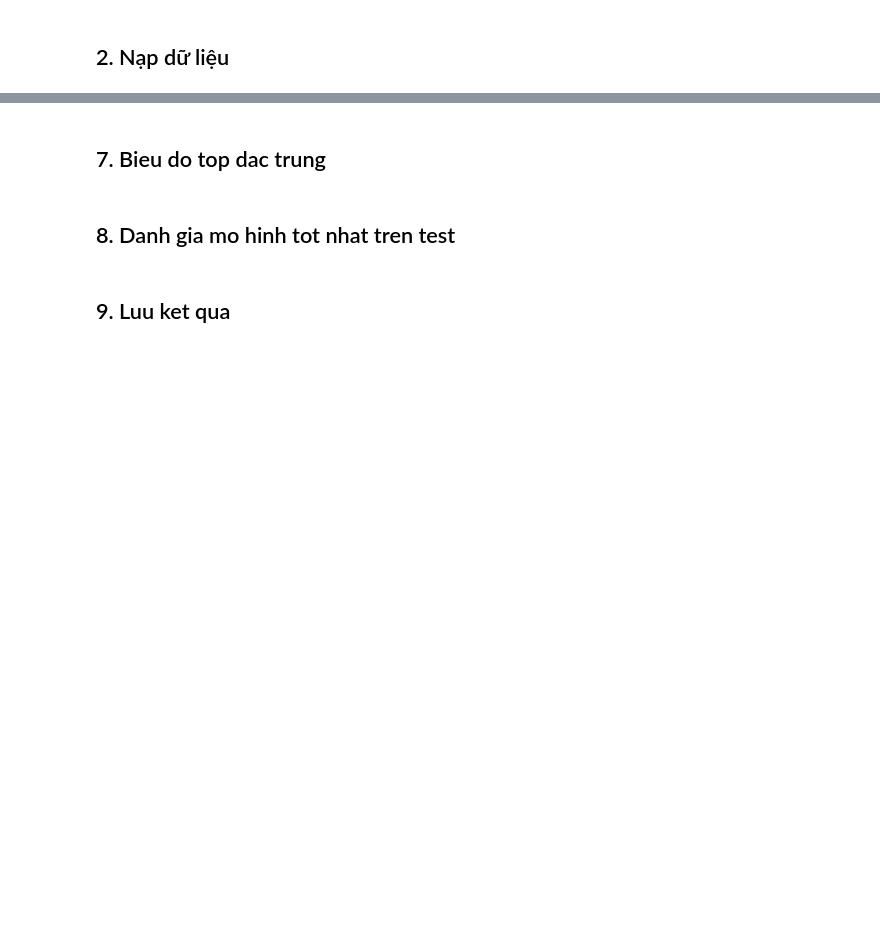
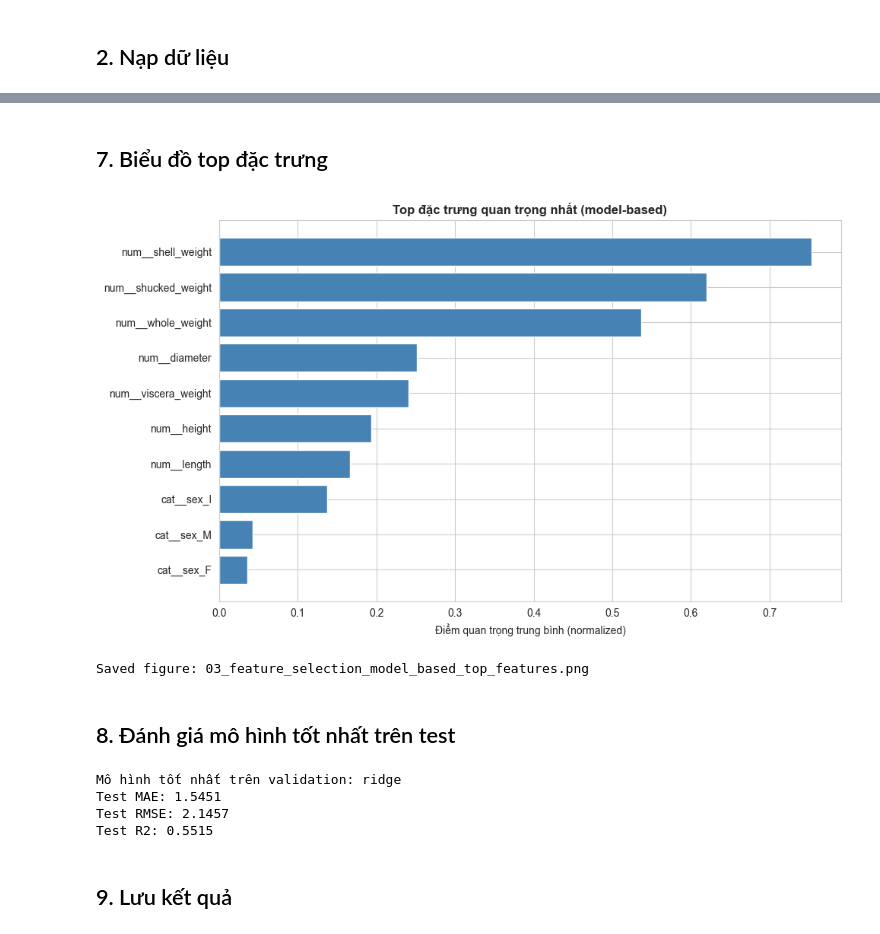
Before and after one commit to Gtvkun-ai/TNTT_Repo_Abalone6, a Jupyter notebook: AbaloneAge/notebooks/research/03_feature_selection_model_based.ipynb, the cells around one changed output, grey strips where cells are left out. Drawn from its saved outputs; the diff is of its cells as text; code cells hidden in the pictures; blank space fills up the shorter version.

Commit message:
Nhom06/AbaloneAge/Research/03 - Phân tích độ quan trọng của đặc trưng dựa trên model

```diff
--- a/AbaloneAge/notebooks/research/03_feature_selection_model_based.ipynb
+++ b/AbaloneAge/notebooks/research/03_feature_selection_model_based.ipynb
@@ -6,6 +6,7 @@ Notebook này dùng nhiều mô hình để đo mức quan trọng của đặc
 ## 1. Import thư viện
 # %%
 import json
+import sys
 from pathlib import Path
 
 import numpy as np
@@ -22,6 +23,16 @@ from sklearn.model_selection import train_test_split
 from sklearn.pipeline import Pipeline
 from sklearn.preprocessing import OneHotEncoder, StandardScaler
 
+# Setup paths
+PROJECT_ROOT = Path.cwd().resolve().parents[1] if Path.cwd().name == 'research' else Path.cwd().resolve()
+if str(PROJECT_ROOT) not in sys.path:
+    sys.path.insert(0, str(PROJECT_ROOT))
+
+METRICS_DIR = PROJECT_ROOT / 'outputs' / 'metrics'
+FIGURES_DIR = PROJECT_ROOT / 'outputs' / 'figures'
+METRICS_DIR.mkdir(parents=True, exist_ok=True)
+FIGURES_DIR.mkdir(parents=True, exist_ok=True)
+
 sns.set_style("whitegrid")
 plt.rcParams["figure.figsize"] = (12, 6)
 np.random.seed(42)
@@ -161,17 +173,17 @@ bang_metric
 # %%
-bang_all = pd.concat(tat_ca_importance, ignore_index=True)
+all_df = pd.concat(all_importances, ignore_index=True)
 
-# Chuan hoa importance theo tung mo hinh de so sanh cong bang
-bang_all["importance_chuan_hoa"] = bang_all.groupby("mo_hinh")["importance"].transform(
+# Chuẩn hóa độ quan trọng theo từng mô hình để so sánh công bằng
+all_df["normalized_importance"] = all_df.groupby("model")["importance"].transform(
     lambda x: x / (x.max() + 1e-12)
 )
 
-bang_tong_hop = (
-    bang_all.groupby("dac_trung")["importance_chuan_hoa"]
+summary_df = (
+    all_df.groupby("feature")["normalized_importance"]
     .mean()
     .reset_index()
-    .rename(columns={"importance_chuan_hoa": "diem_trung_binh"})
-    .sort_values(by="diem_trung_binh", ascending=False)
+    .rename(columns={"normalized_importance": "average_score"})
+    .sort_values(by="average_score", ascending=False)
 )
 
-bang_tong_hop.head(15)
+summary_df.head(15)
@@ -178,36 +202,43 @@ bang_tong_hop.head(15)
 # %% [markdown]
-## 7. Bieu do top dac trung
+## 7. Biểu đồ top đặc trưng
 # %%
 top_n = 12
-bang_top = bang_tong_hop.head(top_n).sort_values(by="diem_trung_binh")
+top_df = summary_df.head(top_n).sort_values(by="average_score")
 
 plt.figure(figsize=(10, 6))
-plt.barh(bang_top["dac_trung"], bang_top["diem_trung_binh"], color="steelblue")
-plt.title("Top dac trung quan trong (tong hop model-based)", fontweight="bold")
-plt.xlabel("Diem quan trong trung binh (da chuan hoa)")
+plt.barh(top_df["feature"], top_df["average_score"], color="steelblue")
+plt.title("Top đặc trưng quan trọng nhất (model-based)", fontweight="bold")
+plt.xlabel("Điểm quan trọng trung bình (normalized)")
 plt.tight_layout()
 
-duong_dan_hinh = Path("../../outputs/figures").resolve()
-duong_dan_hinh.mkdir(parents=True, exist_ok=True)
-plt.savefig(duong_dan_hinh / "03_feature_selection_model_based_top_features.png", dpi=300, bbox_inches="tight")
+figures_path = FIGURES_DIR
+plt.savefig(figures_path / "03_feature_selection_model_based_top_features.png", dpi=300, bbox_inches="tight")
 plt.show()
 
-print("Da luu hinh: 03_feature_selection_model_based_top_features.png")
+print("Saved figure: 03_feature_selection_model_based_top_features.png")
+# %% [output]
+[figure, added]
+Saved figure: 03_feature_selection_model_based_top_features.png
 # %% [markdown]
-## 8. Danh gia mo hinh tot nhat tren test
+## 8. Đánh giá mô hình tốt nhất trên test
 # %%
-mo_hinh_tot_nhat = bang_metric.iloc[0]["mo_hinh"]
-model = mo_hinh_dict[mo_hinh_tot_nhat]
+best_model = metric_df.iloc[0]["model"]
+model = model_dict[best_model]
 
-du_doan_test = model.predict(X_test_txl)
-mae_test = mean_absolute_error(y_test, du_doan_test)
-rmse_test = np.sqrt(mean_squared_error(y_test, du_doan_test))
-r2_test = r2_score(y_test, du_doan_test)
+test_predictions = model.predict(X_test_processed)
+test_mae = mean_absolute_error(y_test, test_predictions)
+test_rmse = np.sqrt(mean_squared_error(y_test, test_predictions))
+test_r2 = r2_score(y_test, test_predictions)
 
-print("Mo hinh tot nhat tren validation:", mo_hinh_tot_nhat)
-print(f"MAE test : {mae_test:.4f}")
-print(f"RMSE test: {rmse_test:.4f}")
-print(f"R2 test  : {r2_test:.4f}")
+print("Mô hình tốt nhất trên validation:", best_model)
+print(f"Test MAE: {test_mae:.4f}")
+print(f"Test RMSE: {test_rmse:.4f}")
+print(f"Test R2: {test_r2:.4f}")
+# %% [output]
+Mô hình tốt nhất trên validation: ridge
+Test MAE: 1.5451
+Test RMSE: 2.1457
+Test R2: 0.5515
 # %% [markdown]
-## 9. Luu ket qua
+## 9. Lưu kết quả
 # %%
```
Also changed, not shown: parts of 10 cells of this notebook.
